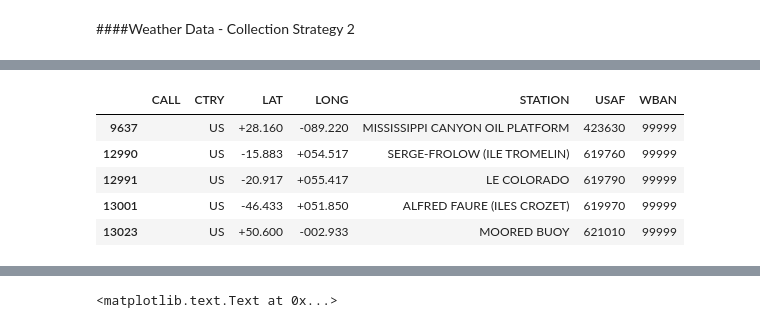
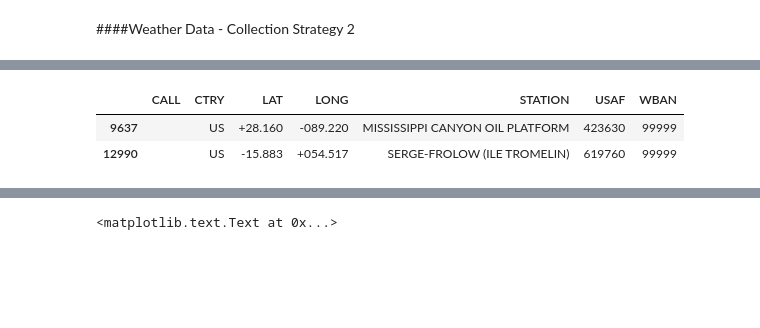
Before and after one commit to mchaffin17/AirPollutionFinalProject, a Jupyter notebook: DataCollection&Cleaning.ipynb, the cells around one changed output, grey strips where cells are left out. Saved outputs shown, nothing was run; the diff lists cells and outputs as text; code cells hidden in the pictures; blank space fills up the shorter version.

```diff
--- a/DataCollection&Cleaning.ipynb
+++ b/DataCollection&Cleaning.ipynb
@@ -788,14 +745,11 @@ stationdf=pd.DataFrame(frameDict)
 #Filter to US only
 stationdf= stationdf[stationdf['CTRY']=="US"]
 # %%
-stationdf.head()
+stationdf.head(2)
 # %% [output]
 |  | CALL | CTRY | LAT | LONG | STATION | USAF | WBAN |
 | 9637 |  | US | +28.160 | -089.220 | MISSISSIPPI CANYON OIL PLATFORM | 423630 | 99999 |
 | 12990 |  | US | -15.883 | +054.517 | SERGE-FROLOW (ILE TROMELIN) | 619760 | 99999 |
-| 12991 |  | US | -20.917 | +055.417 | LE COLORADO | 619790 | 99999 |
-| 13001 |  | US | -46.433 | +051.850 | ALFRED FAURE (ILES CROZET) | 619970 | 99999 |
-| 13023 |  | US | +50.600 | -002.933 | MOORED BUOY | 621010 | 99999 |
 # %%
 #Clean lat and long in station data
 #to remove excess characters as they are stored
```
Also changed, not shown: parts of 40 cells of this notebook, 3 other files.
